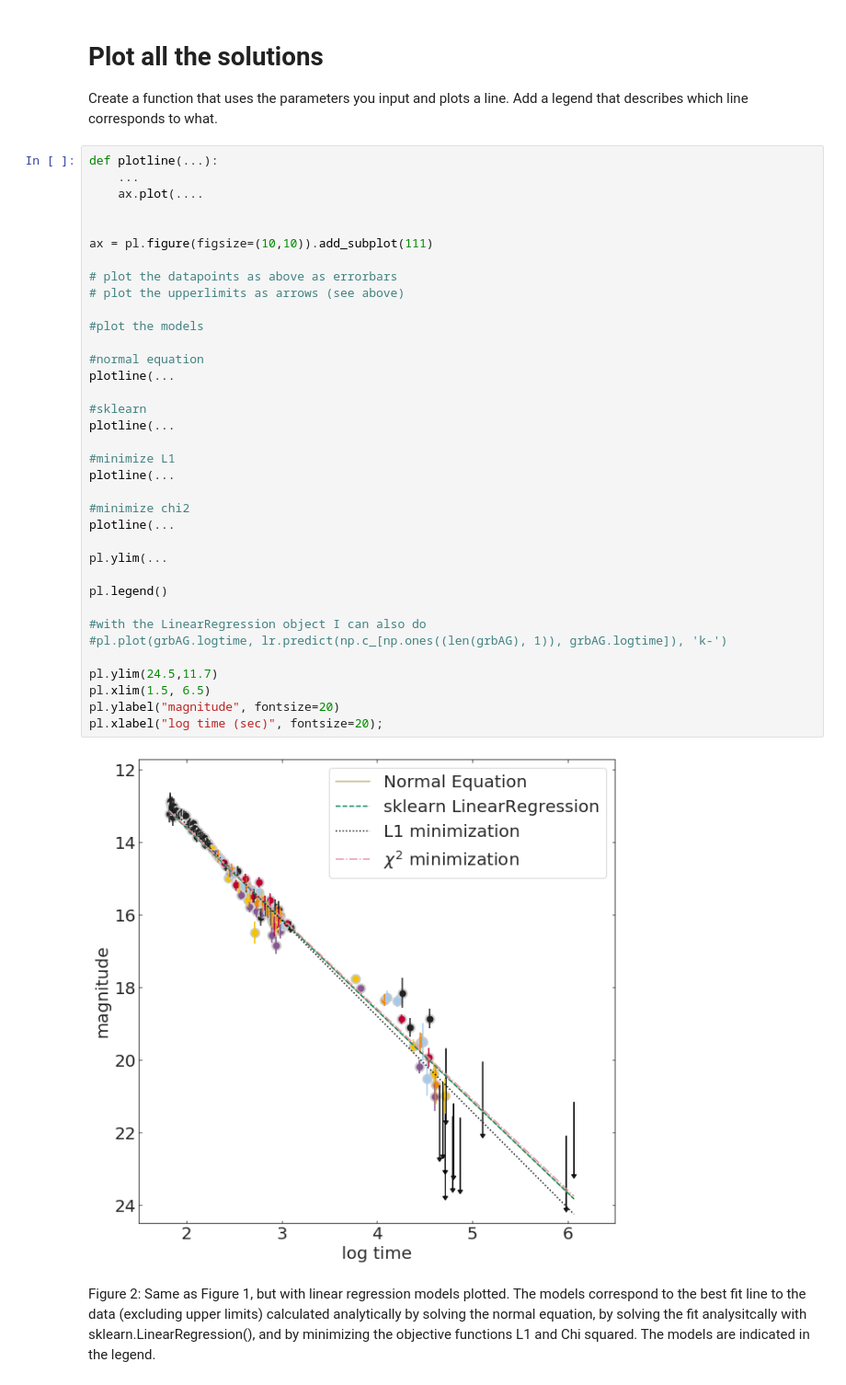
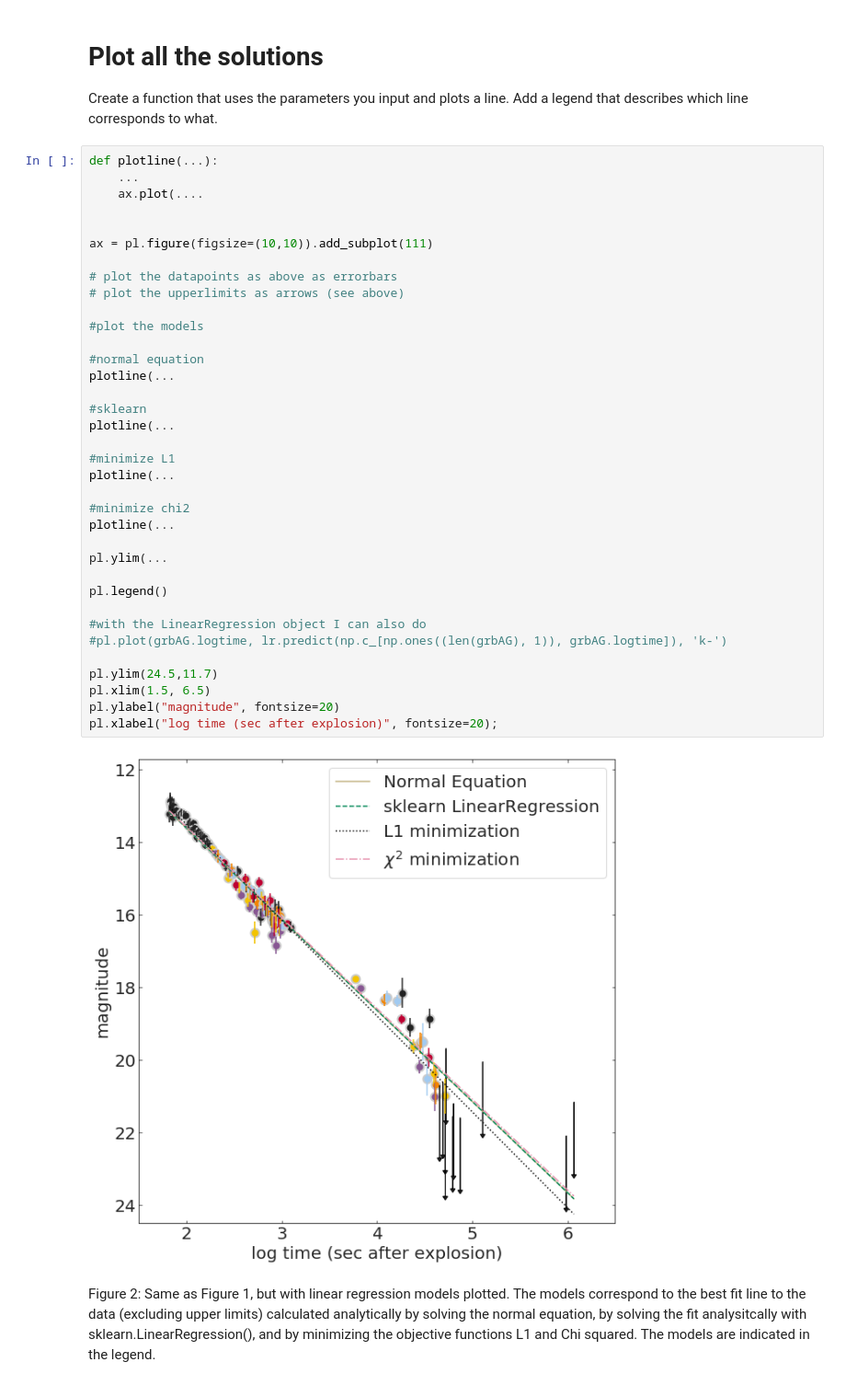
Before and after one commit to xiaolng/DSPS_FBianco, a Jupyter notebook: HW1/FittingLineToGRBAfterglows_instructions.ipynb, the cells around one changed output. Shown: that part at 92% size. Cells and saved outputs as stored; diff of their text form.

```diff
--- a/HW1/FittingLineToGRBAfterglows_instructions.ipynb
+++ b/HW1/FittingLineToGRBAfterglows_instructions.ipynb
@@ -228,35 +226,35 @@ def plotline(...):
 ax = pl.figure(figsize=(10,10)).add_subplot(111)
 
 # plot the datapoints as above as errorbars
 # plot the upperlimits as arrows (see above)
 
 #plot the models
 
 #normal equation
 plotline(...
 
 #sklearn
 plotline(...
 
 #minimize L1
 plotline(...
 
 #minimize chi2
 plotline(...
 
 pl.ylim(...
 
 pl.legend()
 
 #with the LinearRegression object I can also do
 #pl.plot(grbAG.logtime, lr.predict(np.c_[np.ones((len(grbAG), 1)), grbAG.logtime]), 'k-')
 
 pl.ylim(24.5,11.7)
 pl.xlim(1.5, 6.5)
 pl.ylabel("magnitude", fontsize=20)
-pl.xlabel("log time (sec)", fontsize=20);
+pl.xlabel("log time (sec after explosion)", fontsize=20);
 # %% [output]
-[figure, old version]
+[figure, new version]
 # %% [markdown]
 Figure 2: Same as Figure 1, but with linear regression models plotted. The models correspond to the best fit line to the data (excluding upper limits) calculated analytically by solving the normal equation, by solving the fit analysitcally with sklearn.LinearRegression(), and by minimizing the objective functions L1 and Chi squared. The models are indicated in the legend.
 # %% [markdown]
```
Also changed, not shown: parts of 1 cell of this notebook.
